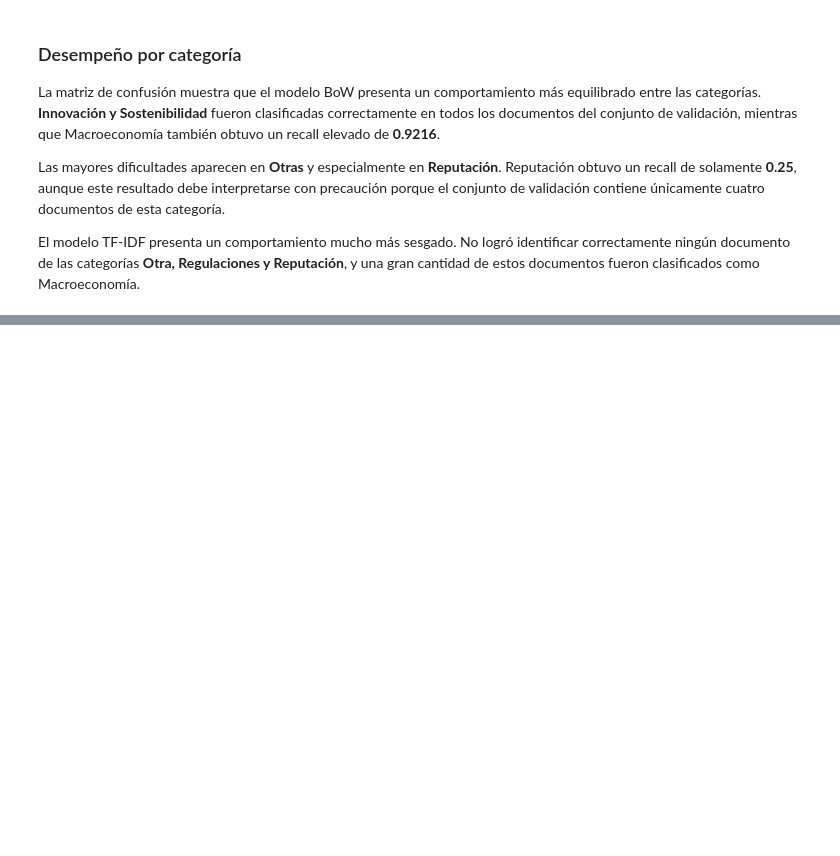
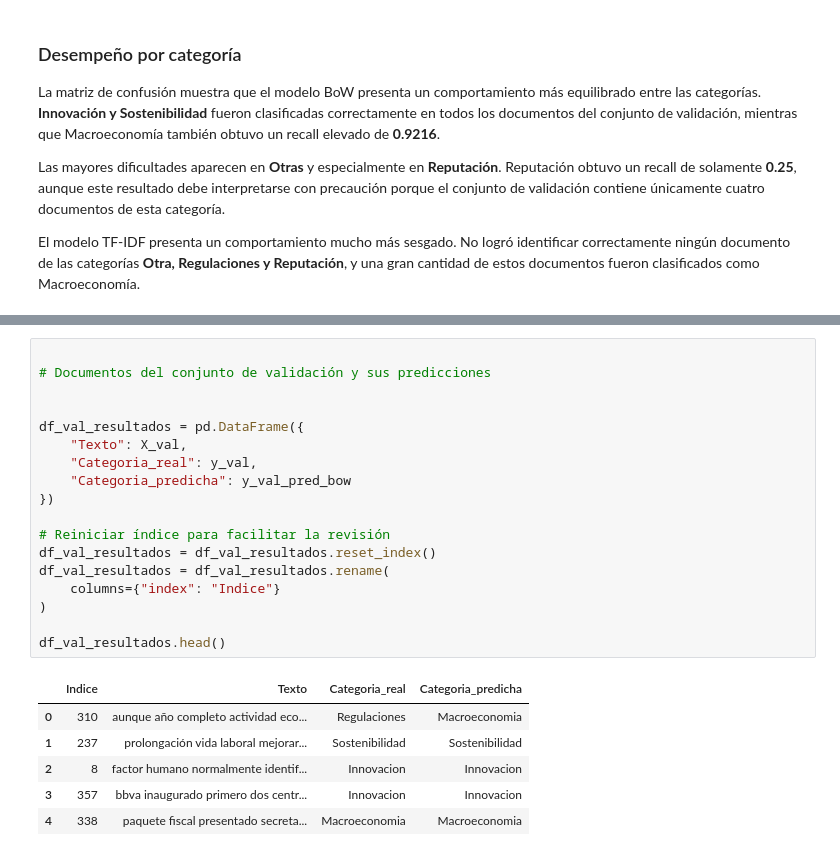
Before and after one commit to Cynthiss/NLP, a Jupyter notebook: Lab_3/Lab_3.ipynb, the cells around one changed output, grey strips where cells are left out. Saved outputs shown, nothing was run; the diff lists cells and outputs as text; blank space fills up the shorter version.

```diff
--- a/Lab_3/Lab_3.ipynb
+++ b/Lab_3/Lab_3.ipynb
@@ -2055,0 +2124,25 @@ El modelo TF-IDF presenta un comportamiento mucho más sesgado. No logró identi
+# %%
+
+# Documentos del conjunto de validación y sus predicciones
+
+
+df_val_resultados = pd.DataFrame({
+    "Texto": X_val,
+    "Categoria_real": y_val,
+    "Categoria_predicha": y_val_pred_bow
+})
+
+# Reiniciar índice para facilitar la revisión
+df_val_resultados = df_val_resultados.reset_index()
+df_val_resultados = df_val_resultados.rename(
+    columns={"index": "Indice"}
+)
+
+df_val_resultados.head()
+# %% [output]
+|  | Indice | Texto | Categoria_real | Categoria_predicha |
+| 0 | 310 | aunque año completo actividad eco... | Regulaciones | Macroeconomia |
+| 1 | 237 | prolongación vida laboral mejorar... | Sostenibilidad | Sostenibilidad |
+| 2 | 8 | factor humano normalmente identif... | Innovacion | Innovacion |
+| 3 | 357 | bbva inaugurado primero dos centr... | Innovacion | Innovacion |
+| 4 | 338 | paquete fiscal presentado secreta... | Macroeconomia | Macroeconomia |
```
Also changed, not shown: parts of 9 cells of this notebook.
